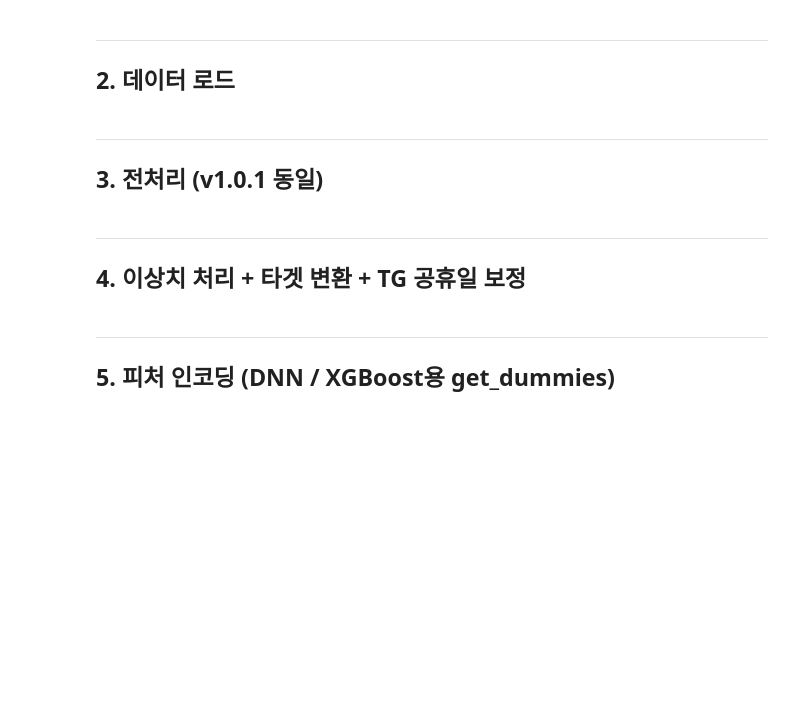
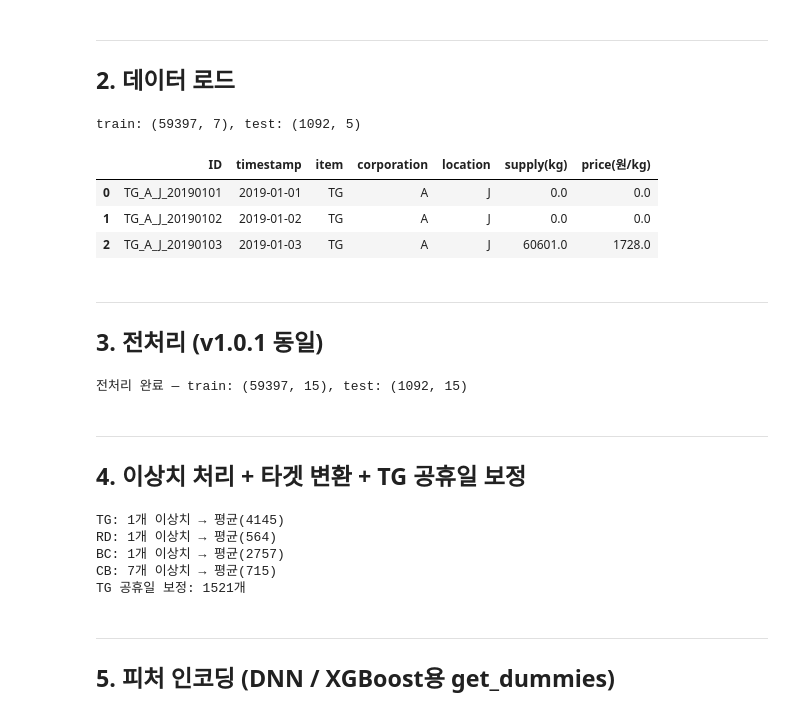
Before and after one commit to chul3224/Tomorrow-Jeju, a Jupyter notebook: shin-wc/Jeju_ver3.0.0.ipynb, the cells around one changed output. Drawn from its saved outputs; the diff is of its cells as text; code cells hidden in the pictures; blank space fills up the shorter version.

```diff
--- a/shin-wc/Jeju_ver3.0.0.ipynb
+++ b/shin-wc/Jeju_ver3.0.0.ipynb
@@ -59,12 +63,18 @@ print(f'XGBoost: {xgb.__version__}')
 ---
 ## 2. 데이터 로드
 # %%
-DATA_PATH = './data/'
+DATA_PATH = '../data/'
 train = pd.read_csv(DATA_PATH + 'train.csv', encoding='utf-8-sig')
 test  = pd.read_csv(DATA_PATH + 'test.csv',  encoding='utf-8-sig')
 sub   = pd.read_csv(DATA_PATH + 'sample_submission.csv', encoding='utf-8-sig')
 print(f'train: {train.shape}, test: {test.shape}')
 train.head(3)
+# %% [output]
+train: (59397, 7), test: (1092, 5)
+|  | ID | timestamp | item | corporation | location | supply(kg) | price(원/kg) |
+| 0 | TG_A_J_20190101 | 2019-01-01 | TG | A | J | 0.0 | 0.0 |
+| 1 | TG_A_J_20190102 | 2019-01-02 | TG | A | J | 0.0 | 0.0 |
+| 2 | TG_A_J_20190103 | 2019-01-03 | TG | A | J | 60601.0 | 1728.0 |
 # %% [markdown]
 ---
 ## 3. 전처리 (v1.0.1 동일)
@@ -101,6 +111,8 @@ def pre_all(train, test):
     return train_out, test_out
 
 train_pre, test_pre = pre_all(train, test)
+# %% [output]
+전처리 완료 — train: (59397, 15), test: (1092, 15)
 # %% [markdown]
 ---
 ## 4. 이상치 처리 + 타겟 변환 + TG 공휴일 보정
@@ -132,6 +144,12 @@ active_holi = list(train_pre[tg_mask].groupby('timestamp').count().reset_index()
 fix_idx = train_pre[train_pre['timestamp'].isin(active_holi)].index
 train_pre.loc[fix_idx, 'holiday'] = 0
 print(f'TG 공휴일 보정: {len(fix_idx)}개')
+# %% [output]
+TG: 1개 이상치 → 평균(4145)
+RD: 1개 이상치 → 평균(564)
+BC: 1개 이상치 → 평균(2757)
+CB: 7개 이상치 → 평균(715)
+TG 공휴일 보정: 1521개
 # %% [markdown]
 ---
 ## 5. 피처 인코딩 (DNN / XGBoost용 get_dummies)
```
Also changed, not shown: parts of 7 cells of this notebook, 1 other file.
